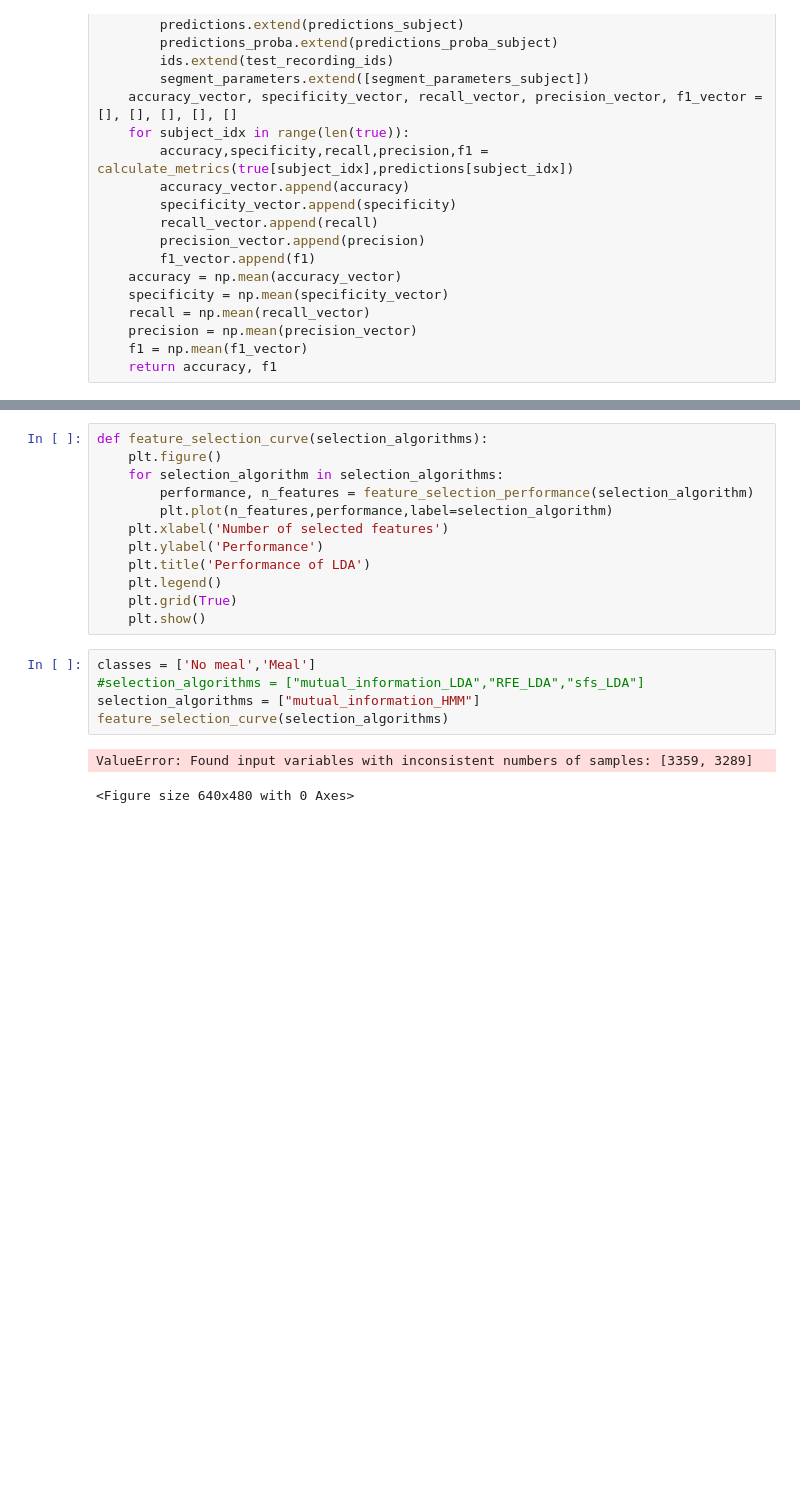
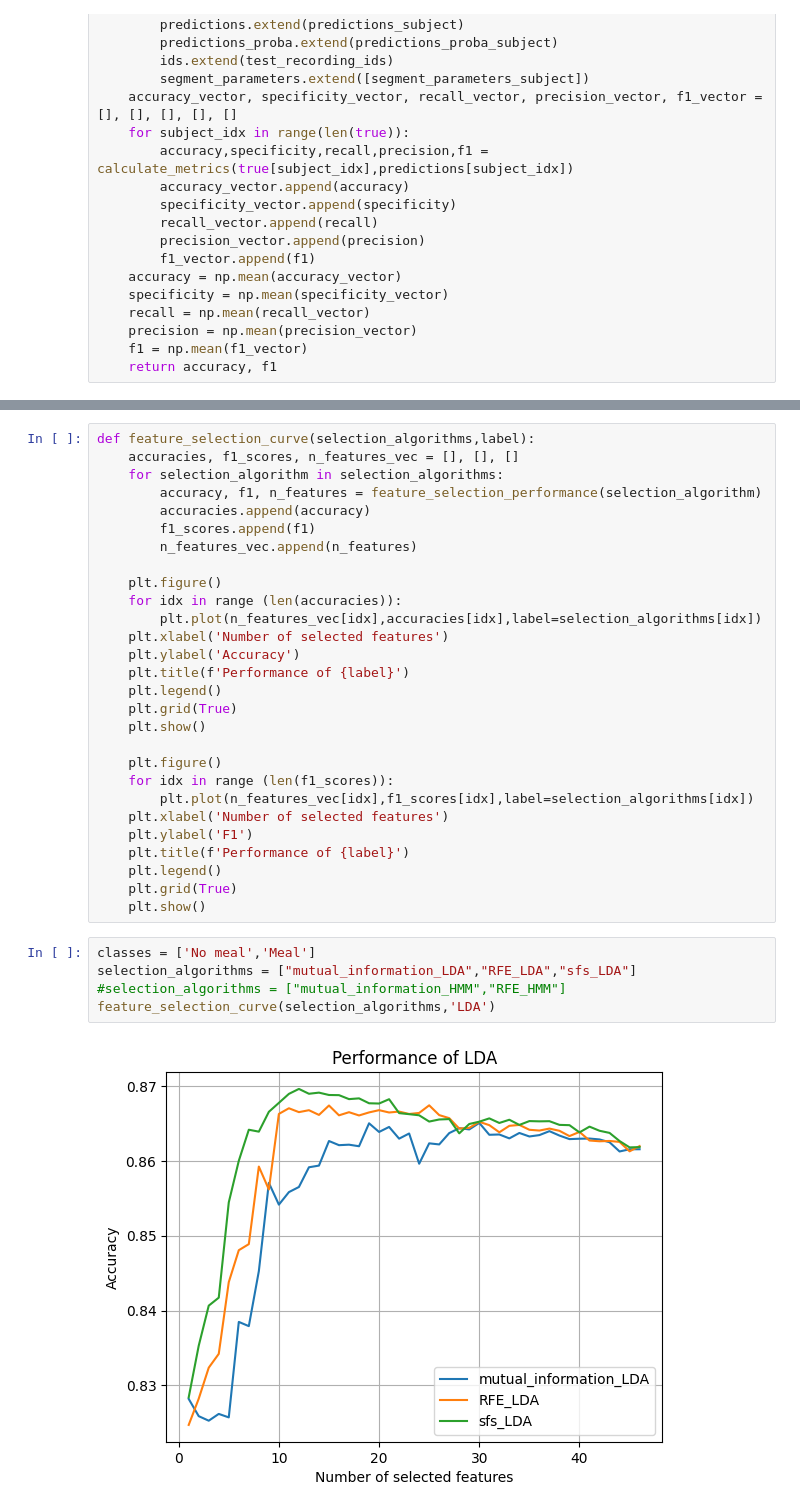
Before and after one commit to Majager/master_ML, a Jupyter notebook: Results/Feature_selection.ipynb, the cells around one changed output, grey strips where cells are left out. Drawn from its saved outputs; the diff is of its cells as text; blank space fills up the shorter version.

Commit message:
Feature selection

```diff
--- a/Results/Feature_selection.ipynb
+++ b/Results/Feature_selection.ipynb
@@ -77,20 +99,35 @@ def feature_selection_performance(root_folder_path):
-# %%
-def feature_selection_curve(selection_algorithms):
-    plt.figure()
-    for selection_algorithm in selection_algorithms:
-        performance, n_features = feature_selection_performance(selection_algorithm)
-        plt.plot(n_features,performance,label=selection_algorithm)
-    plt.xlabel('Number of selected features')
-    plt.ylabel('Performance')
-    plt.title('Performance of LDA')
-    plt.legend()
-    plt.grid(True)
-    plt.show()
+# %%
+def feature_selection_curve(selection_algorithms,label):
+    accuracies, f1_scores, n_features_vec = [], [], []
+    for selection_algorithm in selection_algorithms:
+        accuracy, f1, n_features = feature_selection_performance(selection_algorithm)
+        accuracies.append(accuracy)
+        f1_scores.append(f1)
+        n_features_vec.append(n_features)
+
+    plt.figure()
+    for idx in range (len(accuracies)):
+        plt.plot(n_features_vec[idx],accuracies[idx],label=selection_algorithms[idx])
+    plt.xlabel('Number of selected features')
+    plt.ylabel('Accuracy')
+    plt.title(f'Performance of {label}')
+    plt.legend()
+    plt.grid(True)
+    plt.show()
+
+    plt.figure()
+    for idx in range (len(f1_scores)):
+        plt.plot(n_features_vec[idx],f1_scores[idx],label=selection_algorithms[idx])
+    plt.xlabel('Number of selected features')
+    plt.ylabel('F1')
+    plt.title(f'Performance of {label}')
+    plt.legend()
+    plt.grid(True)
+    plt.show()
 # %%
 classes = ['No meal','Meal']
-#selection_algorithms = ["mutual_information_LDA","RFE_LDA","sfs_LDA"]
-selection_algorithms = ["mutual_information_HMM"]
-feature_selection_curve(selection_algorithms)
+selection_algorithms = ["mutual_information_LDA","RFE_LDA","sfs_LDA"]
+#selection_algorithms = ["mutual_information_HMM","RFE_HMM"]
+feature_selection_curve(selection_algorithms,'LDA')
 # %% [output]
-ValueError: Found input variables with inconsistent numbers of samples: [3359, 3289]
-<Figure size 640x480 with 0 Axes>
+[figure, added]
```
Also changed, not shown: parts of 3 cells of this notebook, 7 other files.
